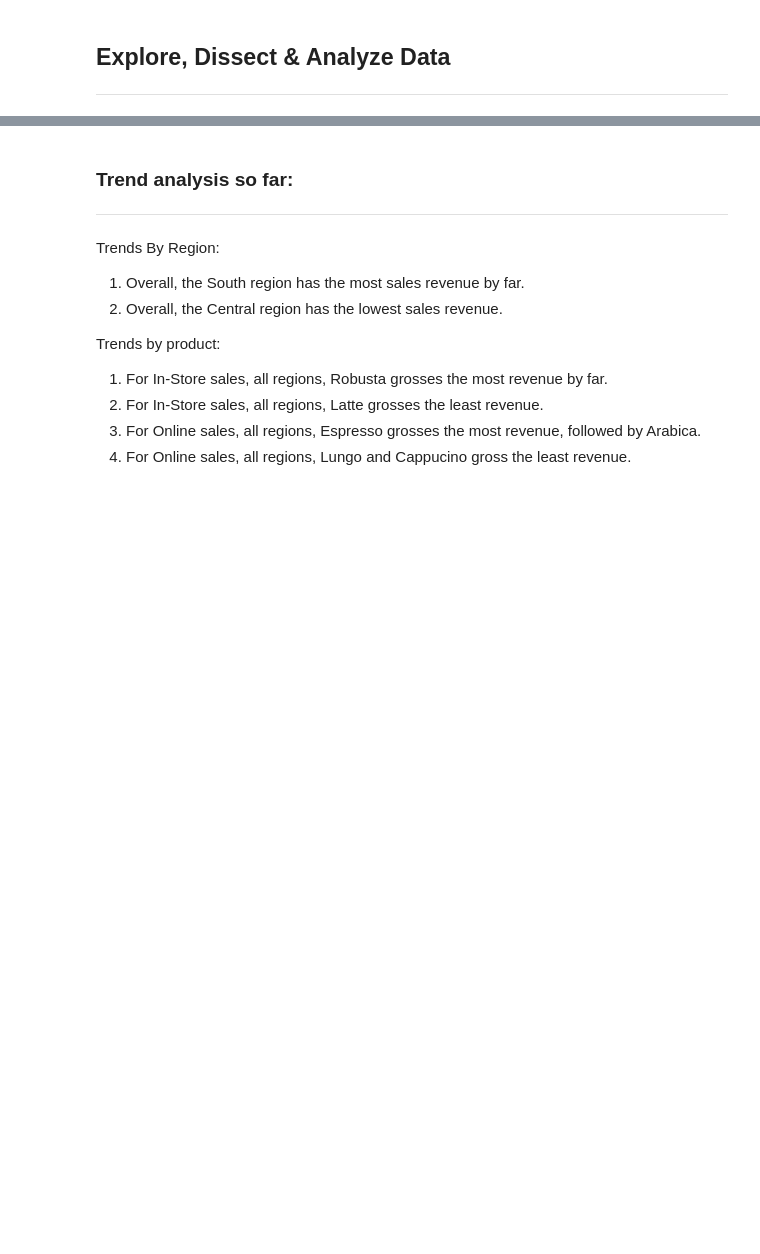
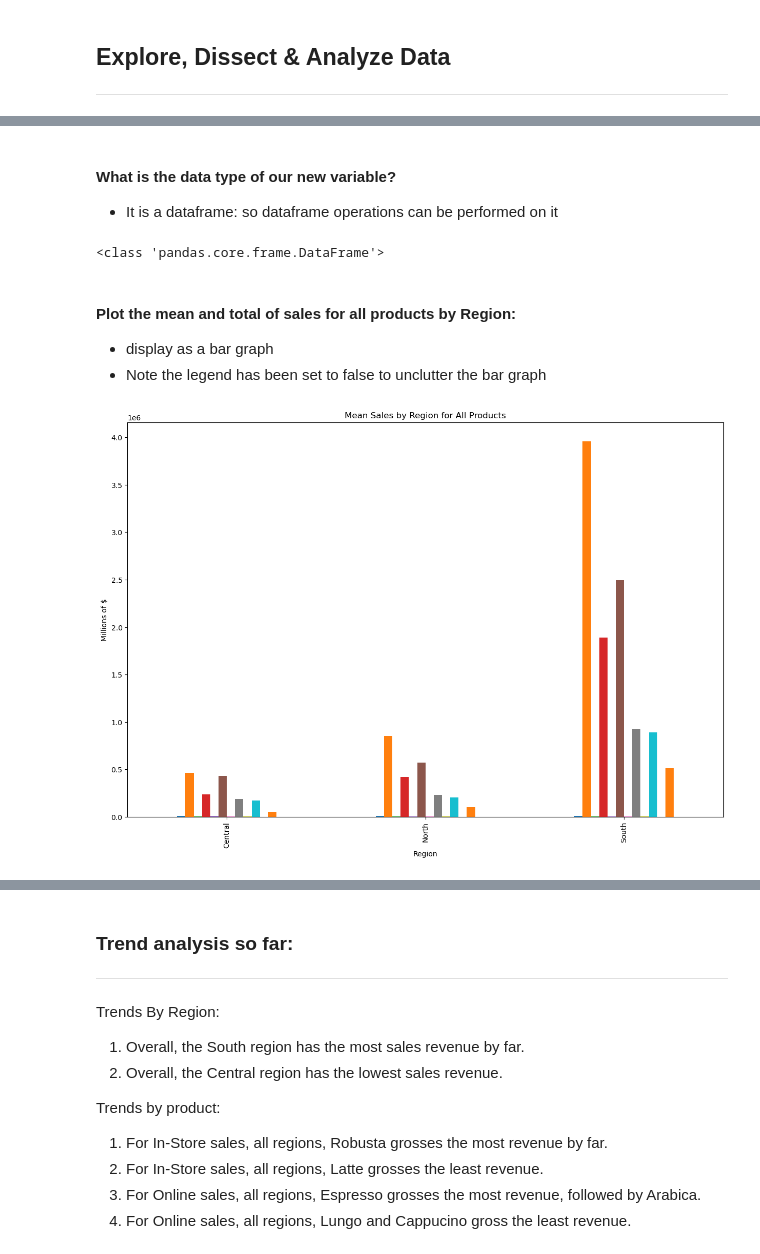
Before and after one commit to ADolbyB/data-science-python, a Jupyter notebook: 06_CaseStudy1/06_CaseStudy1.ipynb, the cells around one changed output, grey strips where cells are left out. Saved outputs shown, nothing was run; the diff lists cells and outputs as text; code cells hidden in the pictures; blank space fills up the shorter version.

```diff
--- a/06_CaseStudy1/06_CaseStudy1.ipynb
+++ b/06_CaseStudy1/06_CaseStudy1.ipynb
@@ -226,0 +232,28 @@ df2.loc[:].plot.bar(figsize=(15, 10), ylabel='Millions of $', title='All Sales f
+# %% [markdown]
+#### What is the data type of our new variable?
+ - It is a dataframe: so dataframe operations can be performed on it
+# %%
+print(type(channel_sales))
+# %% [output]
+<class 'pandas.core.frame.DataFrame'>
+# %% [markdown]
+#### Plot the mean and total of sales for all products by Region:
+ - display as a bar graph
+ - Note the legend has been set to false to unclutter the bar graph
+# %%
+# store info as a new variable
+region_sales = df.groupby('Region').agg({'Robusta':['mean','sum'],
+                                         'Arabica':['mean','sum'],
+                                         'Espresso':['mean','sum'],
+                                         'Lungo':['mean','sum'],
+                                         'Latte':['mean','sum'],
+                                         'Cappuccino':['mean','sum'],})
+
+# Note that the mean values are too small to see
+region_sales.plot.bar(figsize=(15, 10),
+                      legend=False,
+                      ylabel='Millions of $',
+                      title='Mean Sales by Region for All Products')
+plt.show()
+# %% [output]
+[figure, added]
```
Also changed, not shown: parts of 89 cells of this notebook.
